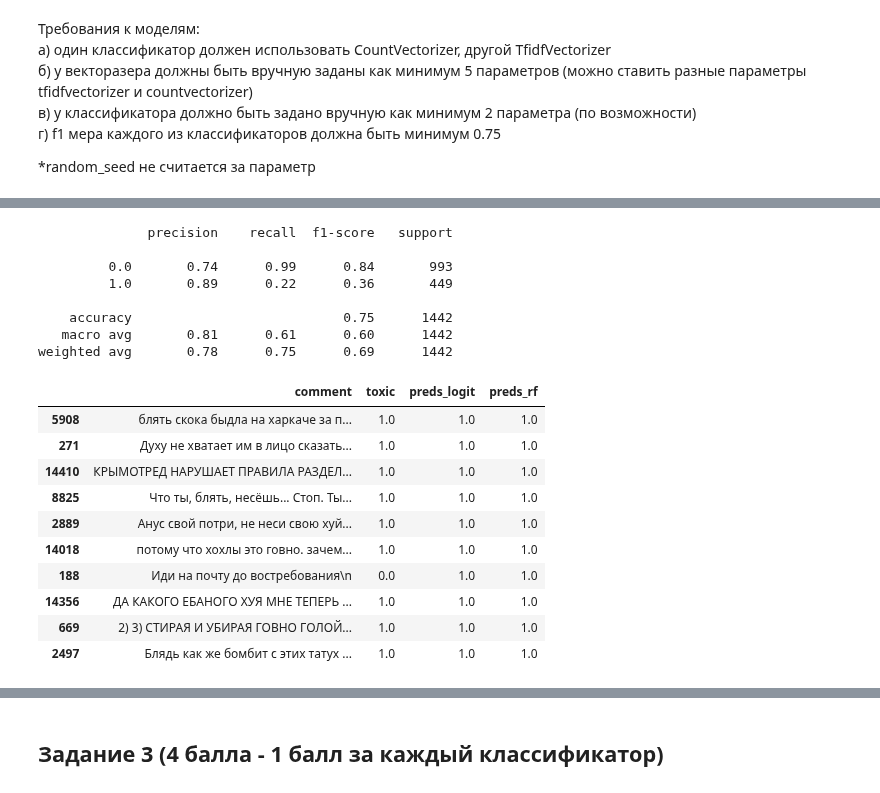
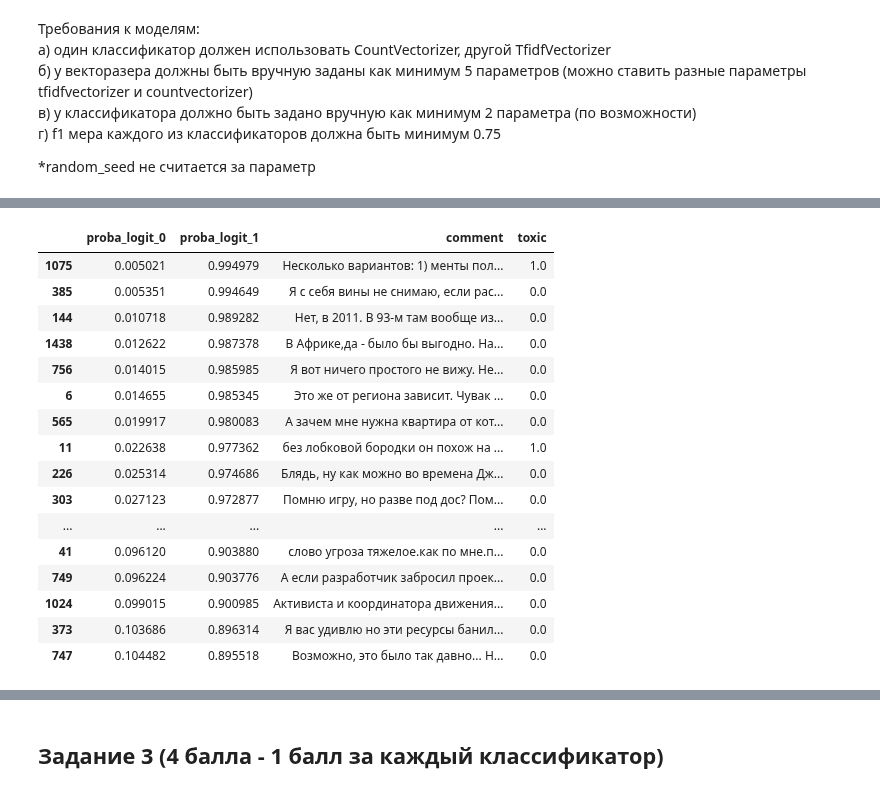
Before and after one commit to dashaignatenko/hse-compling-nlp, a Jupyter notebook: hw_main_2_dashaignatenko.ipynb, the cells around one changed output, grey strips where cells are left out. Saved outputs shown, nothing was run; the diff lists cells and outputs as text; code cells hidden in the pictures.

```diff
--- a/hw_main_2_dashaignatenko.ipynb
+++ b/hw_main_2_dashaignatenko.ipynb
@@ -248,6 +141,0 @@ weighted avg       0.83      0.82      0.82      1442
-# %%
-#топ 10 для первой модели
-test['preds_logit'] = preds
-top_toxic_logit = test.loc[test['preds_logit'] == 1]
-#test.loc[df['preds'] == 1][:10]
-top_toxic_logit[:10]
@@ -266,2 +248,28 @@ top_toxic_logit[:10]
+# %%
+#топ 10 для первой модели
+proba_logit = clf_logit.predict_proba(X_c_test)
+df_logit = pd.DataFrame(proba_logit, columns=['proba_logit_0', 'proba_logit_1'])
+df_logit['comment'], df_logit['toxic'] = test.comment, test.toxic.values
+final_logit = df_logit.sort_values(by=['proba_logit_1'], inplace=False, ascending=False)[:50]
+
+final_logit
+# %% [output]
+|  | proba_logit_0 | proba_logit_1 | comment | toxic |
+| 1075 | 0.005021 | 0.994979 | Несколько вариантов: 1) менты пол... | 1.0 |
+| 385 | 0.005351 | 0.994649 | Я с себя вины не снимаю, если рас... | 0.0 |
+| 144 | 0.010718 | 0.989282 | Нет, в 2011. В 93-м там вообще из... | 0.0 |
+| 1438 | 0.012622 | 0.987378 | В Африке,да - было бы выгодно. На... | 0.0 |
+| 756 | 0.014015 | 0.985985 | Я вот ничего простого не вижу. Не... | 0.0 |
+| 6 | 0.014655 | 0.985345 | Это же от региона зависит. Чувак ... | 0.0 |
+| 565 | 0.019917 | 0.980083 | А зачем мне нужна квартира от кот... | 0.0 |
+| 11 | 0.022638 | 0.977362 | без лобковой бородки он похож на ... | 1.0 |
+| 226 | 0.025314 | 0.974686 | Блядь, ну как можно во времена Дж... | 0.0 |
+| 303 | 0.027123 | 0.972877 | Помню игру, но разве под дос? Пом... | 0.0 |
+| ... | ... | ... | ... | ... |
+| 41 | 0.096120 | 0.903880 | слово угроза тяжелое.как по мне.п... | 0.0 |
+| 749 | 0.096224 | 0.903776 | А если разработчик забросил проек... | 0.0 |
+| 1024 | 0.099015 | 0.900985 | Активиста и координатора движения... | 0.0 |
+| 373 | 0.103686 | 0.896314 | Я вас удивлю но эти ресурсы банил... | 0.0 |
+| 747 | 0.104482 | 0.895518 | Возможно, это было так давно... Н... | 0.0 |
 # %%
 #модель с TfidfVectorizer и random forest
@@ -274,30 +283,2 @@ rf = RandomForestClassifier(n_estimators=500, max_depth=20, )
 rf.fit(X_tfidf, y)
 preds_rf = rf.predict(X_tfidf_test)
-# %%
-print(classification_report(y_test, preds_rf, zero_division=0))
-# %% [output]
-              precision    recall  f1-score   support
-
-         0.0       0.74      0.99      0.84       993
-         1.0       0.89      0.22      0.36       449
-
-    accuracy                           0.75      1442
-   macro avg       0.81      0.61      0.60      1442
-weighted avg       0.78      0.75      0.69      1442
-# %%
-#топ 10 для второй модели
-test['preds_rf'] = preds_rf
-top_toxic_rf = test.loc[test['preds_rf'] == 1]
-top_toxic_rf[:10]
-# %% [output]
-|  | comment | toxic | preds_logit | preds_rf |
-| 5908 | блять скока быдла на харкаче за п... | 1.0 | 1.0 | 1.0 |
-| 271 | Духу не хватает им в лицо сказать... | 1.0 | 1.0 | 1.0 |
-| 14410 | КРЫМОТРЕД НАРУШАЕТ ПРАВИЛА РАЗДЕЛ... | 1.0 | 1.0 | 1.0 |
-| 8825 | Что ты, блять, несёшь... Стоп. Ты... | 1.0 | 1.0 | 1.0 |
-| 2889 | Анус свой потри, не неси свою хуй... | 1.0 | 1.0 | 1.0 |
-| 14018 | потому что хохлы это говно. зачем... | 1.0 | 1.0 | 1.0 |
-| 188 | Иди на почту до востребования\n | 0.0 | 1.0 | 1.0 |
-| 14356 | ДА КАКОГО ЕБАНОГО ХУЯ МНЕ ТЕПЕРЬ ... | 1.0 | 1.0 | 1.0 |
-| 669 | 2) 3) СТИРАЯ И УБИРАЯ ГОВНО ГОЛОЙ... | 1.0 | 1.0 | 1.0 |
-| 2497 | Блядь как же бомбит с этих татух ... | 1.0 | 1.0 | 1.0 |
```
Also changed, not shown: parts of 58 cells of this notebook.
